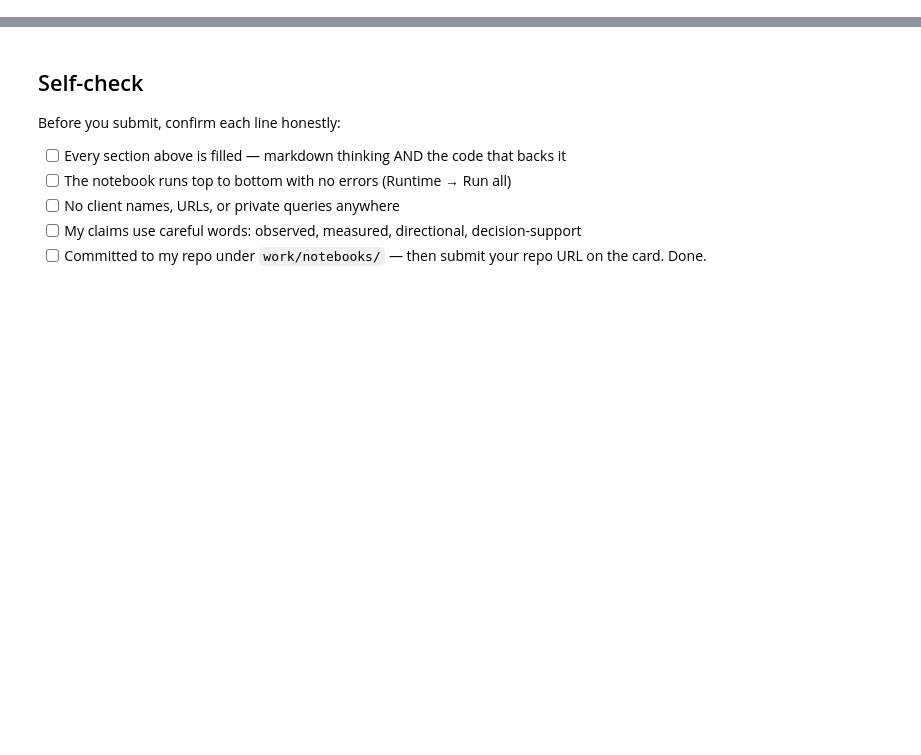
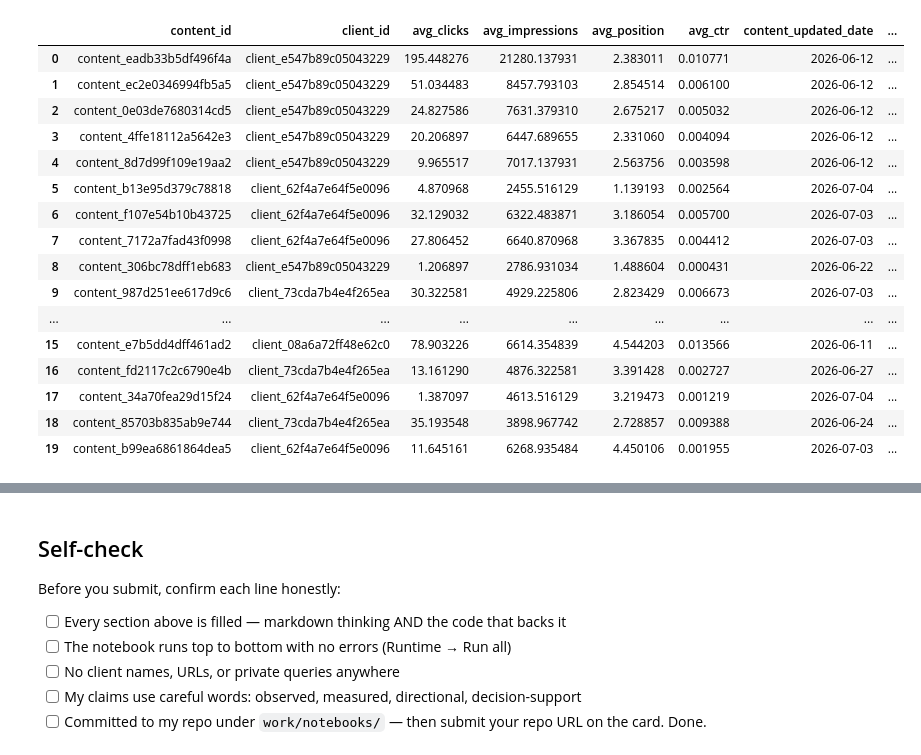
Before and after one commit to Trisha108-hub/flyrank-ml-internship, a Jupyter notebook: work/notebooks/w04_baseline_score.ipynb, the cells around one changed output, grey strips where cells are left out. Cells and saved outputs as stored; diff of their text form; code cells hidden in the pictures; blank space fills up the shorter version.

```diff
--- a/work/notebooks/w04_baseline_score.ipynb
+++ b/work/notebooks/w04_baseline_score.ipynb
@@ -12,0 +11,13 @@ This skeleton is yours to fill. Work the sections **in order** — each one has
+# %%
+from google.colab import userdata
+import duckdb
+import pandas as pd
+
+con = duckdb.connect()
+con.execute(f"CREATE SECRET (TYPE huggingface, TOKEN '{userdata.get('HF_TOKEN')}')")
+rel = "hf://datasets/FlyRank/internship-warehouse"
+MONTH = "2026-03"
+path = f"{rel}/fact_content_daily_performance/month={MONTH}/data_0.parquet"
+
+date_col, client_col, content_col = "report_date", "client_hash_id", "content_hash_id"
+clicks_col, impr_col, avgpos_col, avail_col = "gsc_clicks", "gsc_impressions", "gsc_avg_position", "gsc_data_available"
@@ -12,0 +119,56 @@ This skeleton is yours to fill. Work the sections **in order** — each one has
+# %%
+import os
+
+# This cell is for CODE (numbers, a query, a check).
+# Write your text answer in the cell ABOVE this one — typing sentences here breaks Run All.
+
+agg = con.sql(f"""
+    SELECT {content_col} AS content_id, {client_col} AS client_id,
+           AVG({clicks_col}) AS avg_clicks,
+           AVG({impr_col}) AS avg_impressions,
+           AVG({avgpos_col}) AS avg_position,
+           AVG({clicks_col} / NULLIF({impr_col}, 0)) AS avg_ctr
+    FROM read_parquet('{path}')
+    WHERE {avail_col} IS TRUE
+    GROUP BY 1,2
+""").df()
+
+content_meta = con.sql(f"""
+    SELECT {content_col} AS content_id, content_updated_date, search_volume,
+           is_published, is_deleted
+    FROM read_parquet('{dim_content_path}')
+    WHERE is_published IS TRUE AND is_deleted IS FALSE
+""").df()
+
+rule_df = agg.merge(content_meta, on='content_id', how='inner')
+rule_df['staleness_days'] = (pd.Timestamp('2026-03-31') - pd.to_datetime(rule_df['content_updated_date'])).dt.days
+
+rule_df['score'] = (rule_df['avg_impressions'] * (1 / rule_df['avg_position'].clip(lower=1))) * (1 - rule_df['avg_ctr'].fillna(0))
+
+median_impr = rule_df['avg_impressions'].median()
+
+def reason_code(row):
+    if row['avg_position'] <= 10 and (row['avg_ctr'] or 0) < 0.02:
+        return "CTR_UNDERPERFORM_FOR_POSITION"
+    elif row['staleness_days'] > 180:
+        return "STALE_CONTENT"
+    elif row['avg_impressions'] > median_impr:
+        return "HIGH_VOLUME_LOW_CONVERT"
+    else:
+        return "LOW_PRIORITY"
+
+rule_df['reason_code'] = rule_df.apply(reason_code, axis=1)
+rule_df['action'] = rule_df['reason_code'].map({
+    "CTR_UNDERPERFORM_FOR_POSITION": "FIX_CTR",
+    "STALE_CONTENT": "REFRESH_CONTENT",
+    "HIGH_VOLUME_LOW_CONVERT": "REVIEW_CONTENT",
+    "LOW_PRIORITY": "NO_ACTION"
+})
+
+queue = rule_df.sort_values('score', ascending=False).reset_index(drop=True)
+
+os.makedirs("work/outputs", exist_ok=True)
+queue.to_csv("work/outputs/baseline_action_score.csv", index=False)
+print("Rows written:", len(queue))
+queue.head(20)
+# %% [output]
@@ -12,0 +176,17 @@ This skeleton is yours to fill. Work the sections **in order** — each one has
+|  | content_id | client_id | avg_clicks | avg_impressions | avg_position | avg_ctr | content_updated_date | ... |
+| 0 | content_eadb33b5df496f4a | client_e547b89c05043229 | 195.448276 | 21280.137931 | 2.383011 | 0.010771 | 2026-06-12 | ... |
+| 1 | content_ec2e0346994fb5a5 | client_e547b89c05043229 | 51.034483 | 8457.793103 | 2.854514 | 0.006100 | 2026-06-12 | ... |
+| 2 | content_0e03de7680314cd5 | client_e547b89c05043229 | 24.827586 | 7631.379310 | 2.675217 | 0.005032 | 2026-06-12 | ... |
+| 3 | content_4ffe18112a5642e3 | client_e547b89c05043229 | 20.206897 | 6447.689655 | 2.331060 | 0.004094 | 2026-06-12 | ... |
+| 4 | content_8d7d99f109e19aa2 | client_e547b89c05043229 | 9.965517 | 7017.137931 | 2.563756 | 0.003598 | 2026-06-12 | ... |
+| 5 | content_b13e95d379c78818 | client_62f4a7e64f5e0096 | 4.870968 | 2455.516129 | 1.139193 | 0.002564 | 2026-07-04 | ... |
+| 6 | content_f107e54b10b43725 | client_62f4a7e64f5e0096 | 32.129032 | 6322.483871 | 3.186054 | 0.005700 | 2026-07-03 | ... |
+| 7 | content_7172a7fad43f0998 | client_62f4a7e64f5e0096 | 27.806452 | 6640.870968 | 3.367835 | 0.004412 | 2026-07-03 | ... |
+| 8 | content_306bc78dff1eb683 | client_e547b89c05043229 | 1.206897 | 2786.931034 | 1.488604 | 0.000431 | 2026-06-22 | ... |
+| 9 | content_987d251ee617d9c6 | client_73cda7b4e4f265ea | 30.322581 | 4929.225806 | 2.823429 | 0.006673 | 2026-07-03 | ... |
+| ... | ... | ... | ... | ... | ... | ... | ... | ... |
+| 15 | content_e7b5dd4dff461ad2 | client_08a6a72ff48e62c0 | 78.903226 | 6614.354839 | 4.544203 | 0.013566 | 2026-06-11 | ... |
+| 16 | content_fd2117c2c6790e4b | client_73cda7b4e4f265ea | 13.161290 | 4876.322581 | 3.391428 | 0.002727 | 2026-06-27 | ... |
+| 17 | content_34a70fea29d15f24 | client_62f4a7e64f5e0096 | 1.387097 | 4613.516129 | 3.219473 | 0.001219 | 2026-07-04 | ... |
+| 18 | content_85703b835ab9e744 | client_73cda7b4e4f265ea | 35.193548 | 3898.967742 | 2.728857 | 0.009388 | 2026-06-24 | ... |
+| 19 | content_b99ea6861864dea5 | client_62f4a7e64f5e0096 | 11.645161 | 6268.935484 | 4.450106 | 0.001955 | 2026-07-03 | ... |
```
Also changed, not shown: parts of 16 cells of this notebook.
